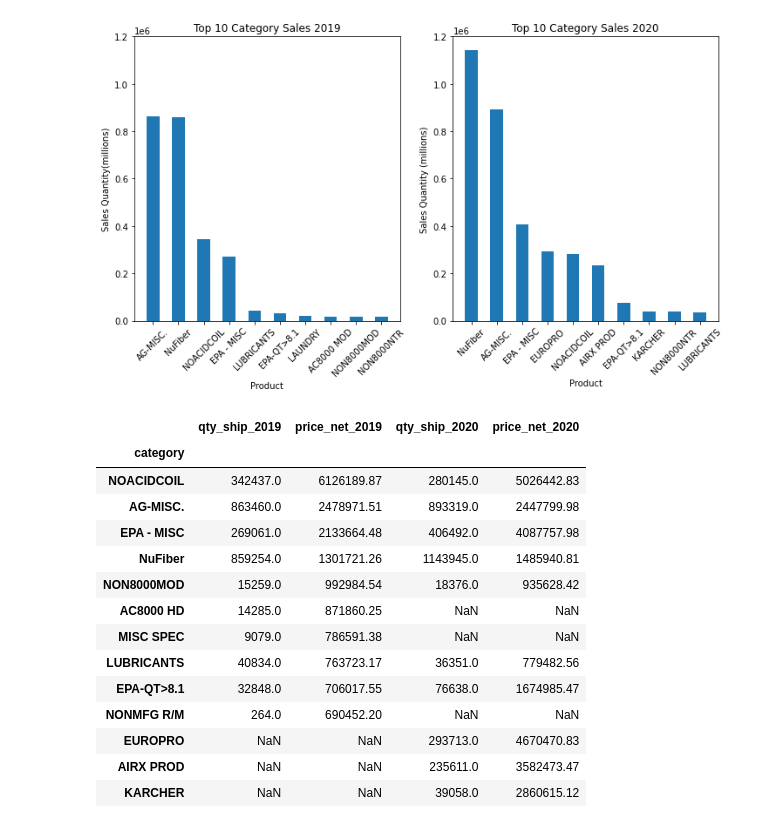
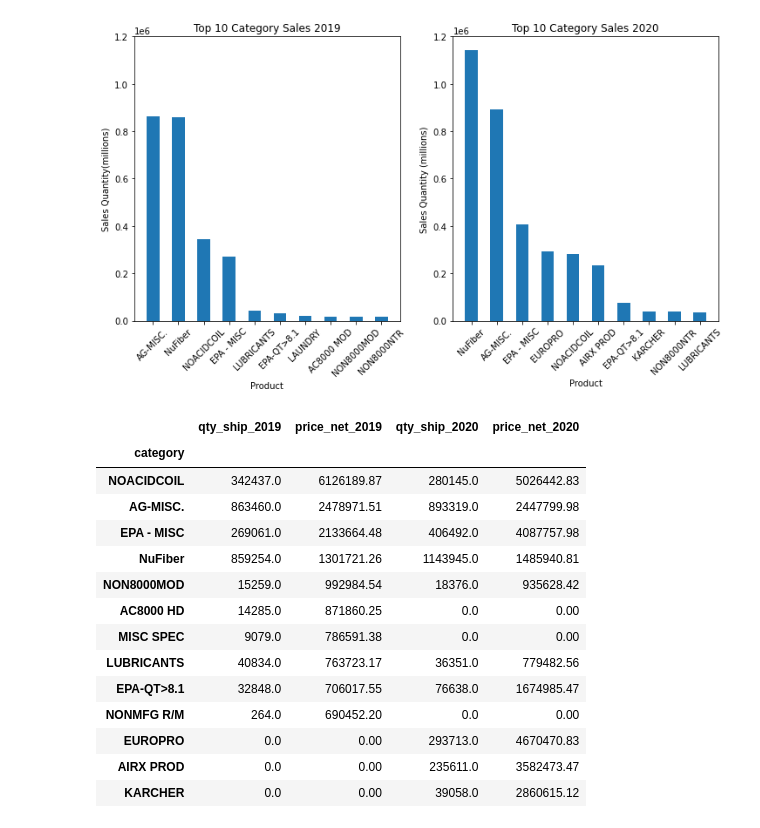
Before and after one commit to aadeba5/Project1, a Jupyter notebook: Nuance_Eric.ipynb, the cells around one changed output. Drawn from its saved outputs; the diff is of its cells as text; code cells hidden in the pictures.

```diff
--- a/Nuance_Eric.ipynb
+++ b/Nuance_Eric.ipynb
@@ -147,21 +147,21 @@ plt.show()
 [figure]
 # %%
 merged_data = pd.merge(top_ten_2019.head(10), top_ten_2020.head(10),
-                       how='outer', on = 'category', suffixes=("_2019", "_2020"))
+                       how='outer', on = 'category', suffixes=("_2019", "_2020")).fillna(0)
 merged_data
 # %% [output]
 |  | qty_ship_2019 | price_net_2019 | qty_ship_2020 | price_net_2020 |
 | category |  |  |  |  |
 | NOACIDCOIL | 342437.0 | 6126189.87 | 280145.0 | 5026442.83 |
 | AG-MISC. | 863460.0 | 2478971.51 | 893319.0 | 2447799.98 |
 | EPA - MISC | 269061.0 | 2133664.48 | 406492.0 | 4087757.98 |
 | NuFiber | 859254.0 | 1301721.26 | 1143945.0 | 1485940.81 |
 | NON8000MOD | 15259.0 | 992984.54 | 18376.0 | 935628.42 |
-| AC8000 HD | 14285.0 | 871860.25 | NaN | NaN |
-| MISC SPEC | 9079.0 | 786591.38 | NaN | NaN |
+| AC8000 HD | 14285.0 | 871860.25 | 0.0 | 0.00 |
+| MISC SPEC | 9079.0 | 786591.38 | 0.0 | 0.00 |
 | LUBRICANTS | 40834.0 | 763723.17 | 36351.0 | 779482.56 |
 | EPA-QT>8.1 | 32848.0 | 706017.55 | 76638.0 | 1674985.47 |
-| NONMFG R/M | 264.0 | 690452.20 | NaN | NaN |
-| EUROPRO | NaN | NaN | 293713.0 | 4670470.83 |
-| AIRX PROD | NaN | NaN | 235611.0 | 3582473.47 |
-| KARCHER | NaN | NaN | 39058.0 | 2860615.12 |
+| NONMFG R/M | 264.0 | 690452.20 | 0.0 | 0.00 |
+| EUROPRO | 0.0 | 0.00 | 293713.0 | 4670470.83 |
+| AIRX PROD | 0.0 | 0.00 | 235611.0 | 3582473.47 |
+| KARCHER | 0.0 | 0.00 | 39058.0 | 2860615.12 |
```
Also changed, not shown: parts of 3 cells of this notebook.
